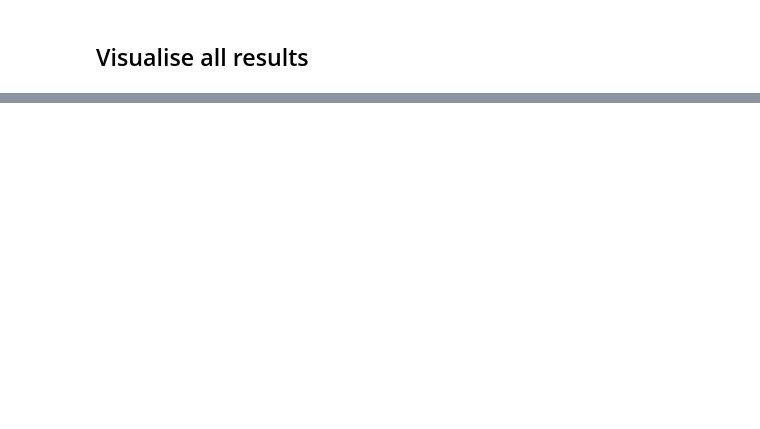
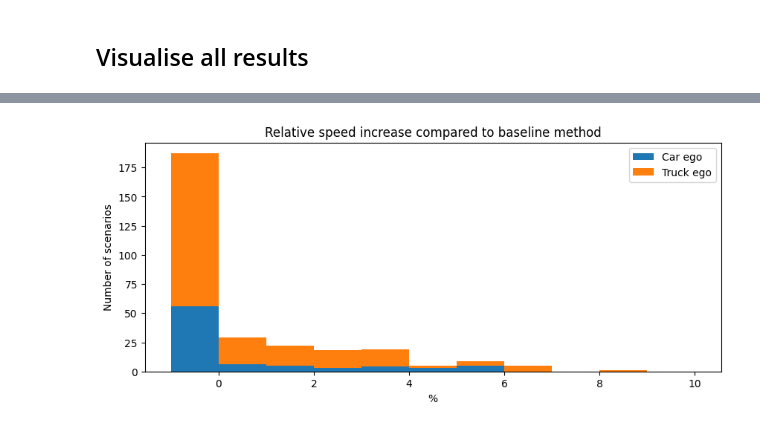
Before and after one commit to haastregt/occlusion_tracking, a Jupyter notebook: highd_scenarios.ipynb, the cells around one changed output, grey strips where cells are left out. Cells and saved outputs as stored; diff of their text form; code cells hidden in the pictures; blank space fills up the shorter version.

```diff
--- a/highd_scenarios.ipynb
+++ b/highd_scenarios.ipynb
@@ -260,0 +283,13 @@ data = load_batch_data(results_list)
+# %%
+fig = plt.figure(figsize=(10,4))
+plt.hist([(batch_results[batch_results.vehicle_type == "Car"]["avg_vel_novel"]/batch_results[batch_results.vehicle_type == "Car"]["avg_vel_baseline"]-1)*100,
+          (batch_results[batch_results.vehicle_type == "Truck"]["avg_vel_novel"]/batch_results[batch_results.vehicle_type == "Truck"]["avg_vel_baseline"]-1)*100],
+          [-1, 0.0001, 1, 2, 3, 4, 5, 6, 7, 8, 9, 10],
+          stacked=True)
+plt.title("Relative speed increase compared to baseline method")
+plt.xlabel("%")
+plt.ylabel("Number of scenarios")
+plt.legend(["Car ego", "Truck ego"])
+plt.show()
+# %% [output]
+[figure, added]
```
Also changed, not shown: parts of 12 cells of this notebook, 2 other files.
